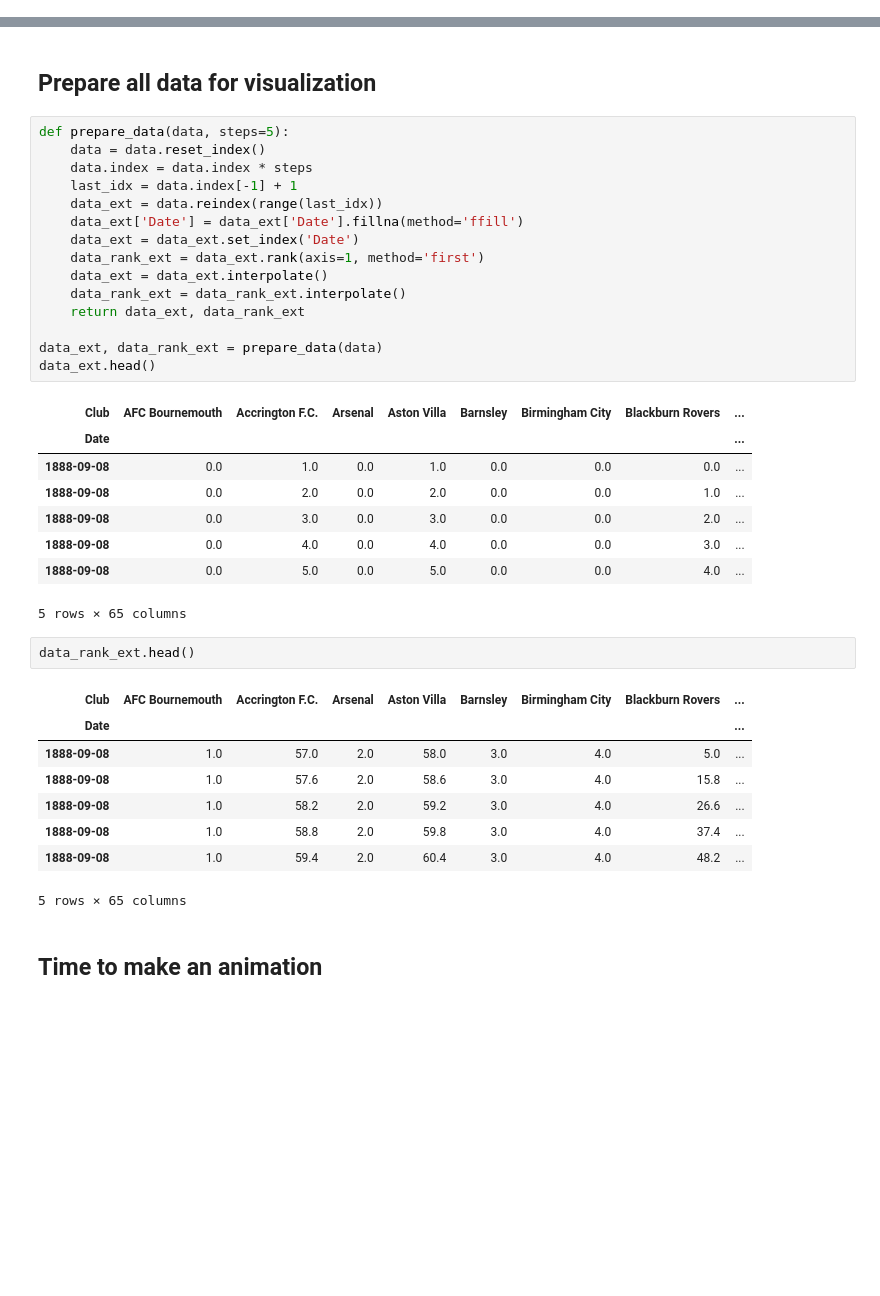
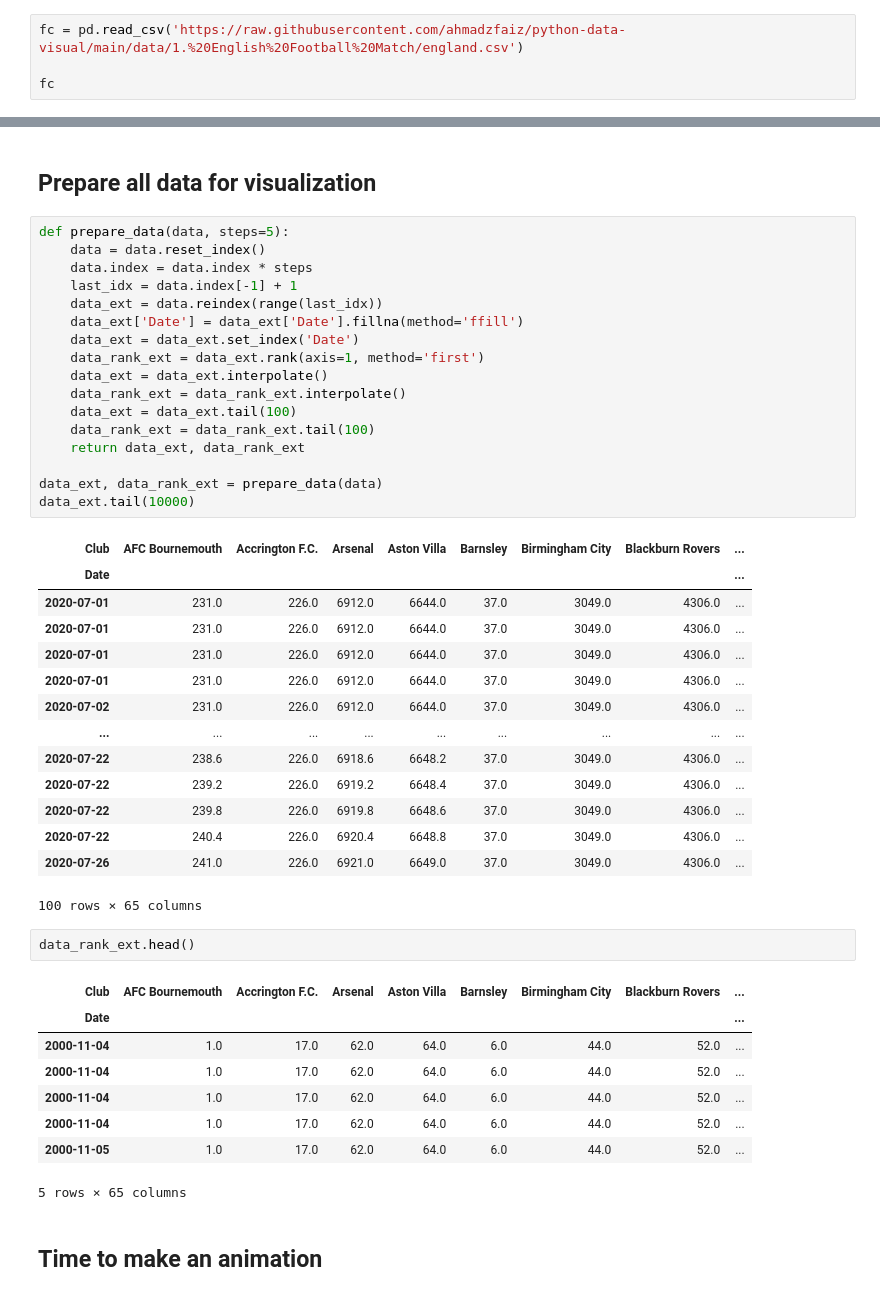
Before and after one commit to ahmadzfaiz/python-data-visual, a Jupyter notebook: scripts/1. Bar Chart Race - English Football Club Goals/English_Football_Club_Goals.ipynb, the cells around one changed output, grey strips where cells are left out. Cells and saved outputs as stored; diff of their text form; blank space fills up the shorter version.

```diff
--- a/scripts/1. Bar Chart Race - English Football Club Goals/English_Football_Club_Goals.ipynb
+++ b/scripts/1. Bar Chart Race - English Football Club Goals/English_Football_Club_Goals.ipynb
@@ -31,0 +14,4 @@ fc
+# %%
+fc = pd.read_csv('https://raw.githubusercontent.com/ahmadzfaiz/python-data-visual/main/data/1.%20English%20Football%20Match/england.csv')
+
+fc
@@ -299,37 +298,45 @@ Text(0.5, 1.0, 'Akhir')
 # %%
 def prepare_data(data, steps=5):
     data = data.reset_index()
     data.index = data.index * steps
     last_idx = data.index[-1] + 1
     data_ext = data.reindex(range(last_idx))
     data_ext['Date'] = data_ext['Date'].fillna(method='ffill')
     data_ext = data_ext.set_index('Date')
     data_rank_ext = data_ext.rank(axis=1, method='first')
     data_ext = data_ext.interpolate()
     data_rank_ext = data_rank_ext.interpolate()
+    data_ext = data_ext.tail(100)
+    data_rank_ext = data_rank_ext.tail(100)
     return data_ext, data_rank_ext
 
 data_ext, data_rank_ext = prepare_data(data)
-data_ext.head()
+data_ext.tail(10000)
 # %% [output]
 | Club | AFC Bournemouth | Accrington F.C. | Arsenal | Aston Villa | Barnsley | Birmingham City | Blackburn Rovers | ... |
 | Date |  |  |  |  |  |  |  | ... |
-| 1888-09-08 | 0.0 | 1.0 | 0.0 | 1.0 | 0.0 | 0.0 | 0.0 | ... |
-| 1888-09-08 | 0.0 | 2.0 | 0.0 | 2.0 | 0.0 | 0.0 | 1.0 | ... |
-| 1888-09-08 | 0.0 | 3.0 | 0.0 | 3.0 | 0.0 | 0.0 | 2.0 | ... |
-| 1888-09-08 | 0.0 | 4.0 | 0.0 | 4.0 | 0.0 | 0.0 | 3.0 | ... |
-| 1888-09-08 | 0.0 | 5.0 | 0.0 | 5.0 | 0.0 | 0.0 | 4.0 | ... |
+| 2020-07-01 | 231.0 | 226.0 | 6912.0 | 6644.0 | 37.0 | 3049.0 | 4306.0 | ... |
+| 2020-07-01 | 231.0 | 226.0 | 6912.0 | 6644.0 | 37.0 | 3049.0 | 4306.0 | ... |
+| 2020-07-01 | 231.0 | 226.0 | 6912.0 | 6644.0 | 37.0 | 3049.0 | 4306.0 | ... |
+| 2020-07-01 | 231.0 | 226.0 | 6912.0 | 6644.0 | 37.0 | 3049.0 | 4306.0 | ... |
+| 2020-07-02 | 231.0 | 226.0 | 6912.0 | 6644.0 | 37.0 | 3049.0 | 4306.0 | ... |
+| ... | ... | ... | ... | ... | ... | ... | ... | ... |
+| 2020-07-22 | 238.6 | 226.0 | 6918.6 | 6648.2 | 37.0 | 3049.0 | 4306.0 | ... |
+| 2020-07-22 | 239.2 | 226.0 | 6919.2 | 6648.4 | 37.0 | 3049.0 | 4306.0 | ... |
+| 2020-07-22 | 239.8 | 226.0 | 6919.8 | 6648.6 | 37.0 | 3049.0 | 4306.0 | ... |
+| 2020-07-22 | 240.4 | 226.0 | 6920.4 | 6648.8 | 37.0 | 3049.0 | 4306.0 | ... |
+| 2020-07-26 | 241.0 | 226.0 | 6921.0 | 6649.0 | 37.0 | 3049.0 | 4306.0 | ... |
-5 rows × 65 columns
+100 rows × 65 columns
 # %%
 data_rank_ext.head()
 # %% [output]
 | Club | AFC Bournemouth | Accrington F.C. | Arsenal | Aston Villa | Barnsley | Birmingham City | Blackburn Rovers | ... |
 | Date |  |  |  |  |  |  |  | ... |
-| 1888-09-08 | 1.0 | 57.0 | 2.0 | 58.0 | 3.0 | 4.0 | 5.0 | ... |
-| 1888-09-08 | 1.0 | 57.6 | 2.0 | 58.6 | 3.0 | 4.0 | 15.8 | ... |
-| 1888-09-08 | 1.0 | 58.2 | 2.0 | 59.2 | 3.0 | 4.0 | 26.6 | ... |
-| 1888-09-08 | 1.0 | 58.8 | 2.0 | 59.8 | 3.0 | 4.0 | 37.4 | ... |
-| 1888-09-08 | 1.0 | 59.4 | 2.0 | 60.4 | 3.0 | 4.0 | 48.2 | ... |
+| 2000-11-04 | 1.0 | 17.0 | 62.0 | 64.0 | 6.0 | 44.0 | 52.0 | ... |
+| 2000-11-04 | 1.0 | 17.0 | 62.0 | 64.0 | 6.0 | 44.0 | 52.0 | ... |
+| 2000-11-04 | 1.0 | 17.0 | 62.0 | 64.0 | 6.0 | 44.0 | 52.0 | ... |
+| 2000-11-04 | 1.0 | 17.0 | 62.0 | 64.0 | 6.0 | 44.0 | 52.0 | ... |
+| 2000-11-05 | 1.0 | 17.0 | 62.0 | 64.0 | 6.0 | 44.0 | 52.0 | ... |
 5 rows × 65 columns
 # %% [markdown]
 ## Time to make an animation
```
Also changed, not shown: parts of 7 cells of this notebook, 10 other files.
